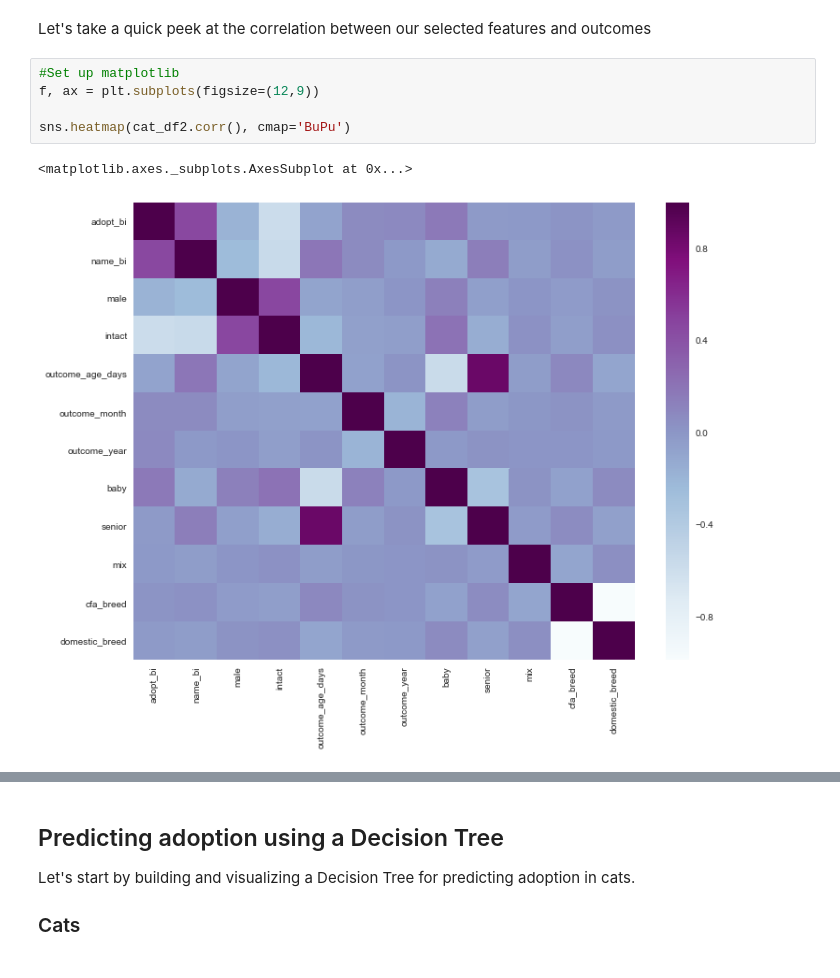
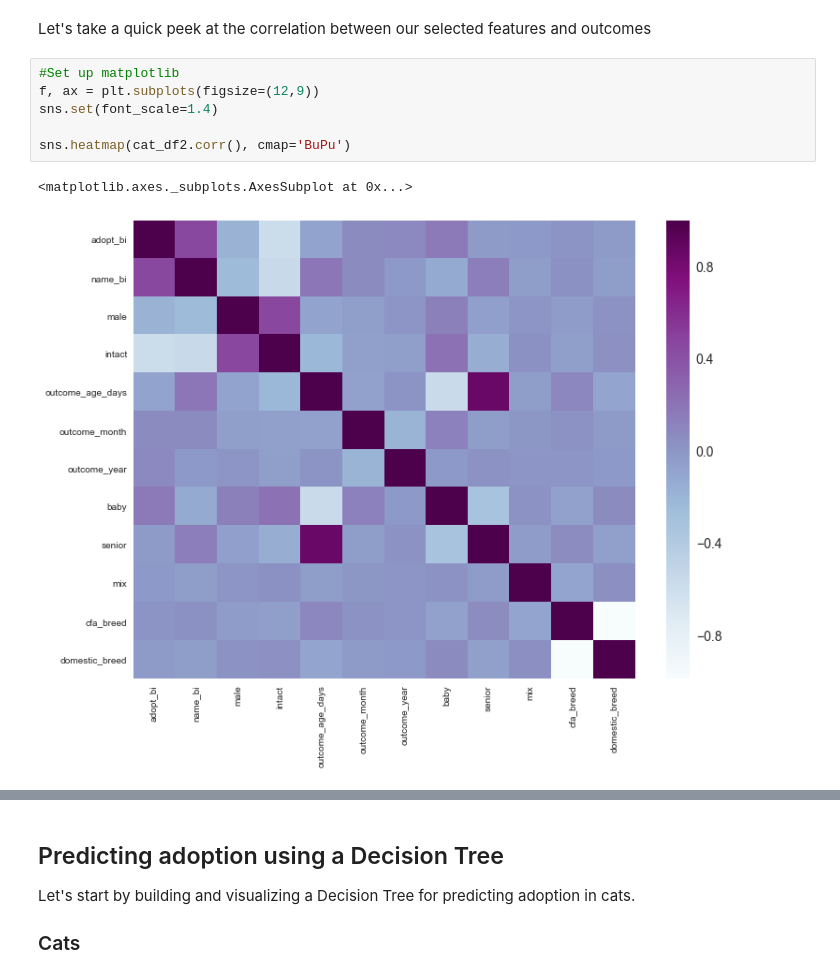
Before and after one commit to jlinGG/Thinkful-DS-Bootcamp, a Jupyter notebook: Capstone-3.ipynb, the cells around one changed output, grey strips where cells are left out. Cells and saved outputs as stored; diff of their text form.

```diff
--- a/Capstone-3.ipynb
+++ b/Capstone-3.ipynb
@@ -744,11 +753,12 @@ Let's take a quick peek at the correlation between our selected features and out
 # %%
 #Set up matplotlib
 f, ax = plt.subplots(figsize=(12,9))
+sns.set(font_scale=1.4)
 
 sns.heatmap(cat_df2.corr(), cmap='BuPu')
 # %% [output]
 <matplotlib.axes._subplots.AxesSubplot at 0x...>
-[figure, old version]
+[figure, new version]
 # %%
 #Set up matplotlib
 f, ax = plt.subplots(figsize=(12,9))
```
Also changed, not shown: parts of 54 cells of this notebook.
